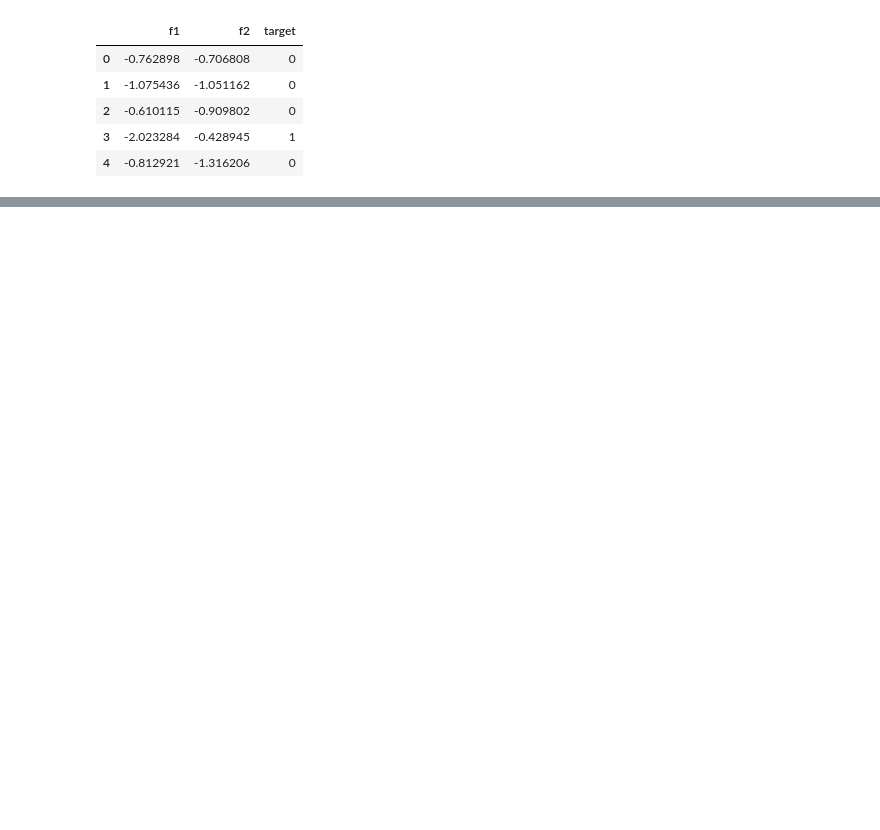
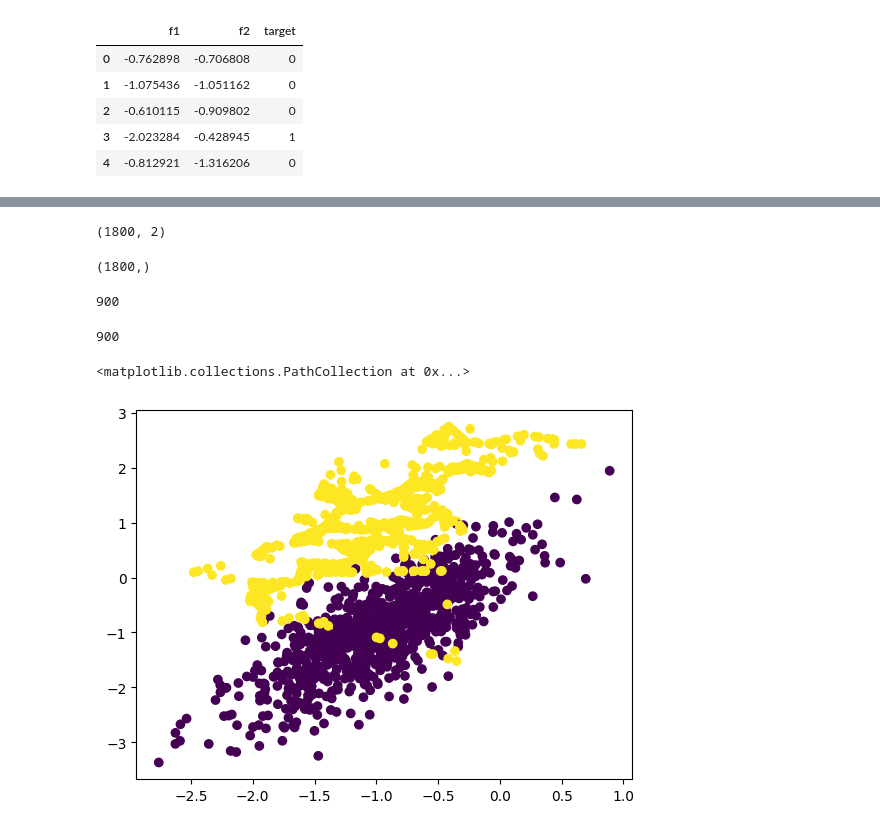
Before and after one commit to mohithnovoct/Feature_Engineering, a Jupyter notebook: 3.0- Handling imbalanced dataset using SMOTE.ipynb, the cells around one changed output, grey strips where cells are left out. Saved outputs shown, nothing was run; the diff lists cells and outputs as text; code cells hidden in the pictures; blank space fills up the shorter version.

Commit message:
SMOTE completed

```diff
--- a/3.0- Handling imbalanced dataset using SMOTE.ipynb
+++ b/3.0- Handling imbalanced dataset using SMOTE.ipynb
@@ -23,0 +62,29 @@ final_df.head()
+# %%
+## transform the dataset using SMOTE
+oversample = SMOTE()
+X,y = oversample.fit_resample(final_df[['f1','f2']],final_df['target'])
+# %%
+X.shape
+# %% [output]
+(1800, 2)
+# %%
+y.shape
+# %% [output]
+(1800,)
+# %%
+len(y[y==0])
+# %% [output]
+900
+# %%
+len(y[y==1])
+# %% [output]
+900
+# %%
+df1 = pd.DataFrame(X,columns=['f1','f2'])
+df2 = pd.DataFrame(y,columns=['target'])
+oversample_df = pd.concat([df1,df2],axis=1)
+# %%
+plt.scatter(oversample_df['f1'],oversample_df['f2'],c=oversample_df['target'])
+# %% [output]
+<matplotlib.collections.PathCollection at 0x...>
+[figure, added]
```
Also changed, not shown: parts of 5 cells of this notebook, 1 other file.
